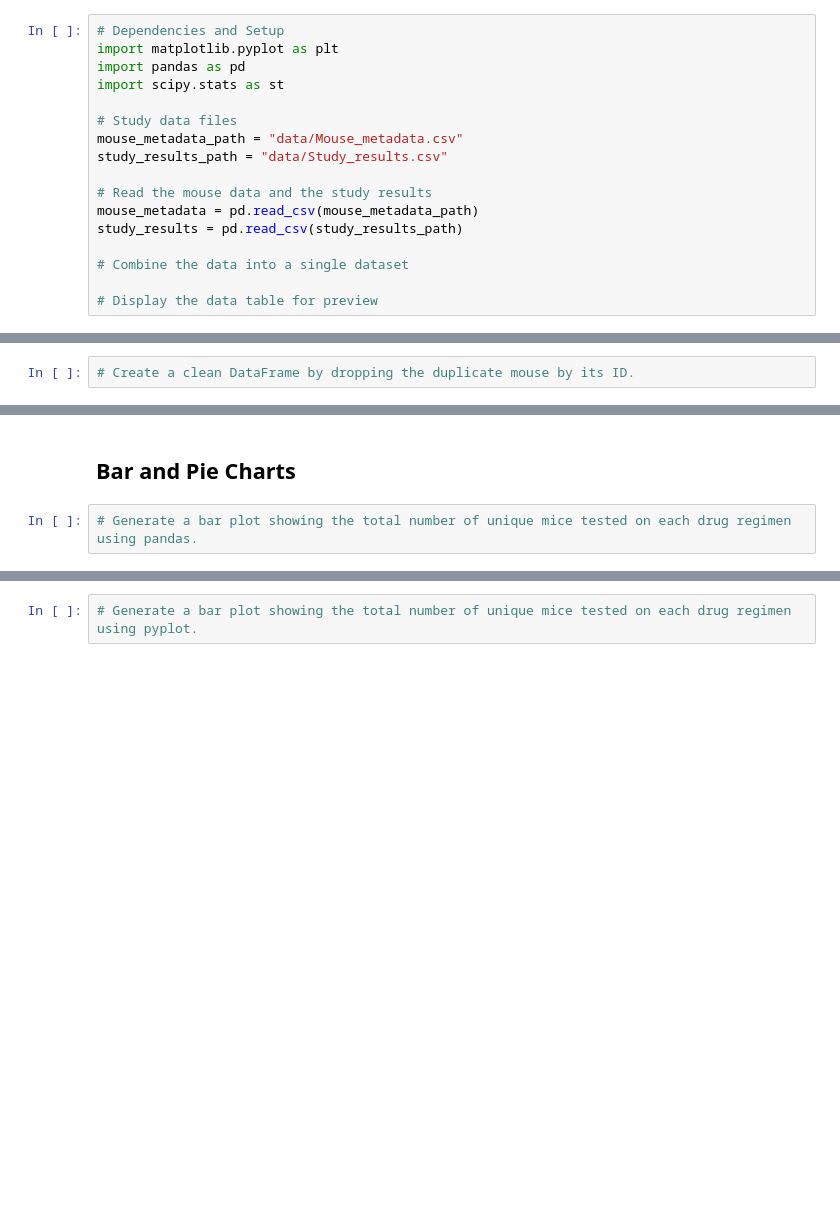
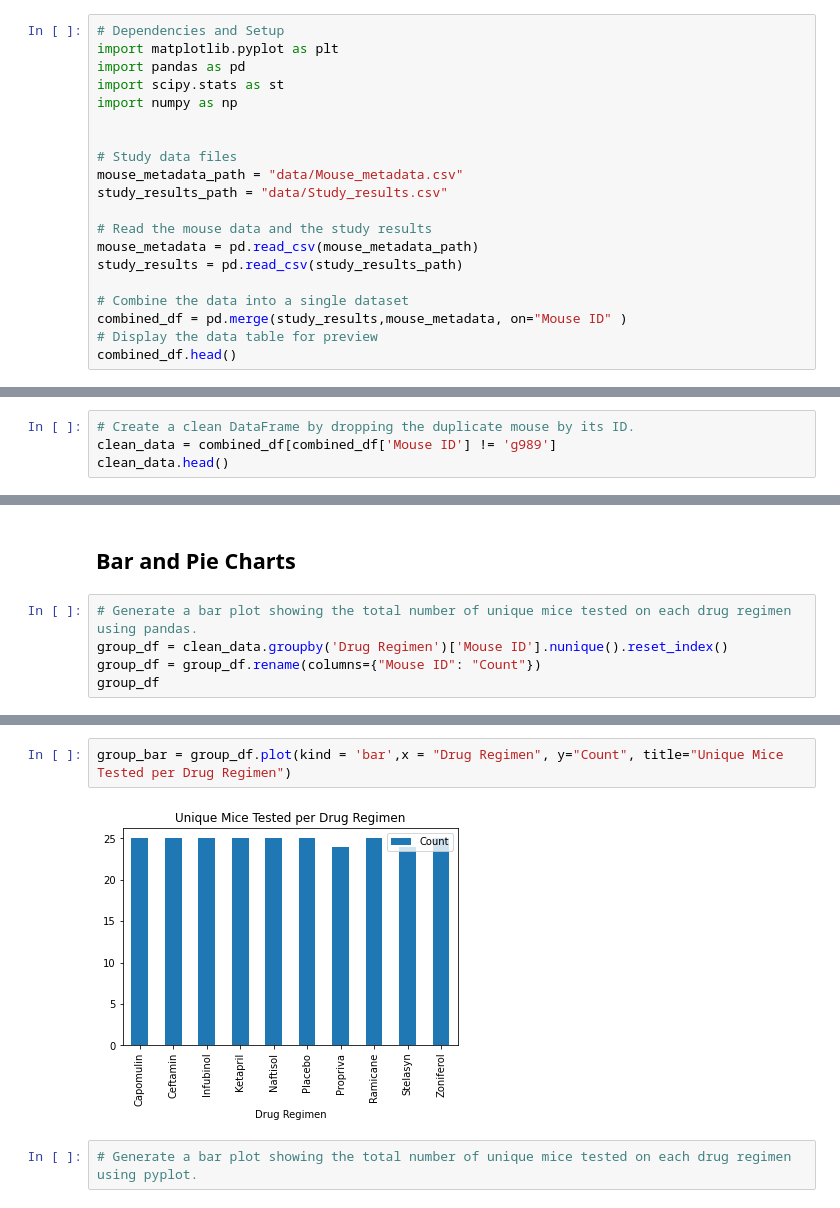
Before and after one commit to sjryandesigns/Matplotlib---Power-of-Plots, a Jupyter notebook: pymaceuticals_starter.ipynb, the cells around one changed output, grey strips where cells are left out. Saved outputs shown, nothing was run; the diff lists cells and outputs as text; blank space fills up the shorter version.

Commit message:
Clean Dataframe

```diff
--- a/pymaceuticals_starter.ipynb
+++ b/pymaceuticals_starter.ipynb
@@ -5,6 +5,8 @@
 import matplotlib.pyplot as plt
 import pandas as pd
 import scipy.stats as st
+import numpy as np
+
 
 # Study data files
 mouse_metadata_path = "data/Mouse_metadata.csv"
@@ -15,5 +17,6 @@ mouse_metadata = pd.read_csv(mouse_metadata_path)
 study_results = pd.read_csv(study_results_path)
 
 # Combine the data into a single dataset
-
+combined_df = pd.merge(study_results,mouse_metadata, on="Mouse ID" )
 # Display the data table for preview
+combined_df.head()
@@ -26,2 +84,4 @@ study_results = pd.read_csv(study_results_path)
 # %%
 # Create a clean DataFrame by dropping the duplicate mouse by its ID.
+clean_data = combined_df[combined_df['Mouse ID'] != 'g989']
+clean_data.head()
@@ -43,3 +151,6 @@ study_results = pd.read_csv(study_results_path)
 ## Bar and Pie Charts
 # %%
 # Generate a bar plot showing the total number of unique mice tested on each drug regimen using pandas.
+group_df = clean_data.groupby('Drug Regimen')['Mouse ID'].nunique().reset_index()
+group_df = group_df.rename(columns={"Mouse ID": "Count"})
+group_df
@@ -46,2 +169,6 @@ study_results = pd.read_csv(study_results_path)
+# %%
+group_bar = group_df.plot(kind = 'bar',x = "Drug Regimen", y="Count", title="Unique Mice Tested per Drug Regimen")
+# %% [output]
+[figure, added]
 # %%
 # Generate a bar plot showing the total number of unique mice tested on each drug regimen using pyplot.
```
Also changed, not shown: parts of 14 cells of this notebook.
